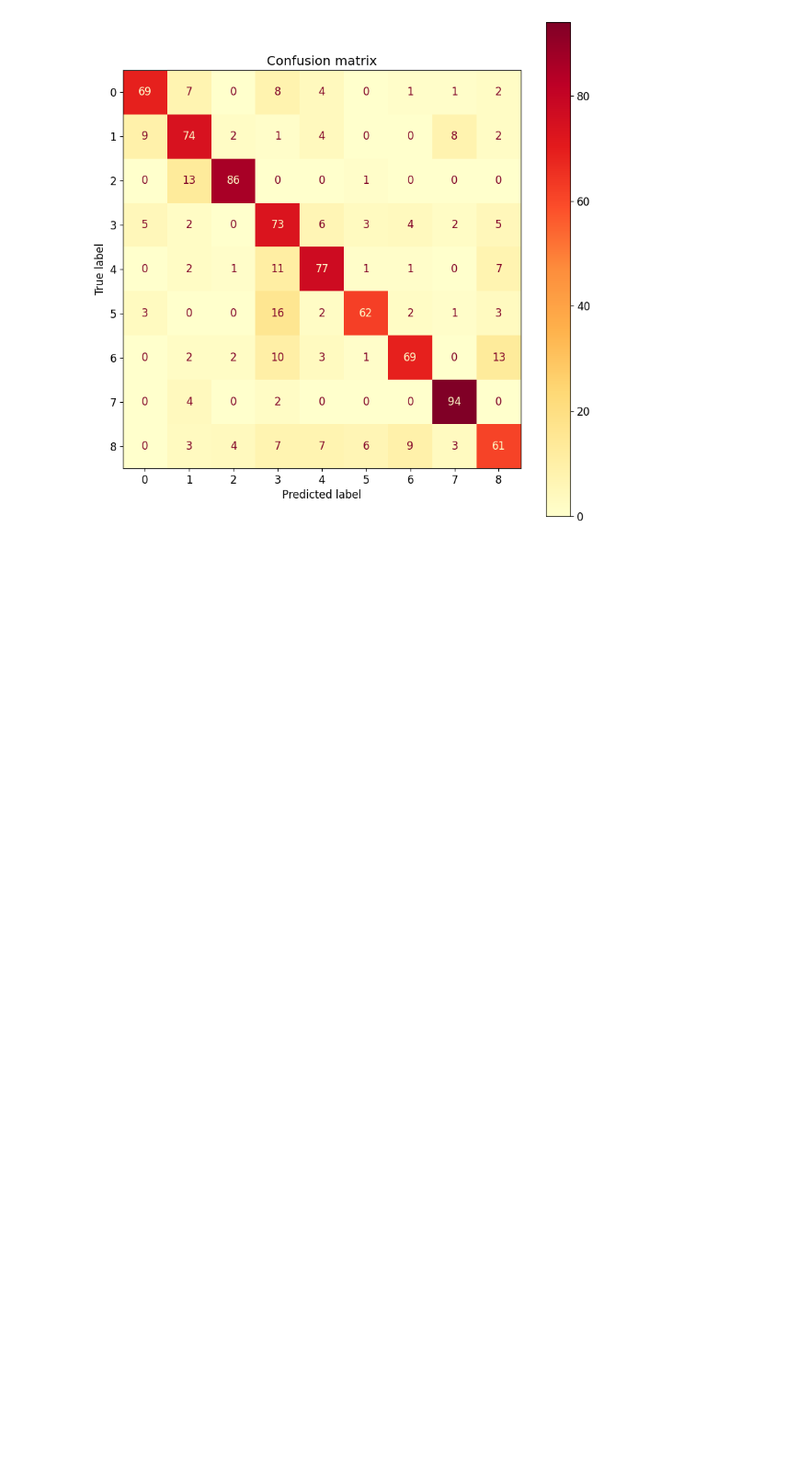
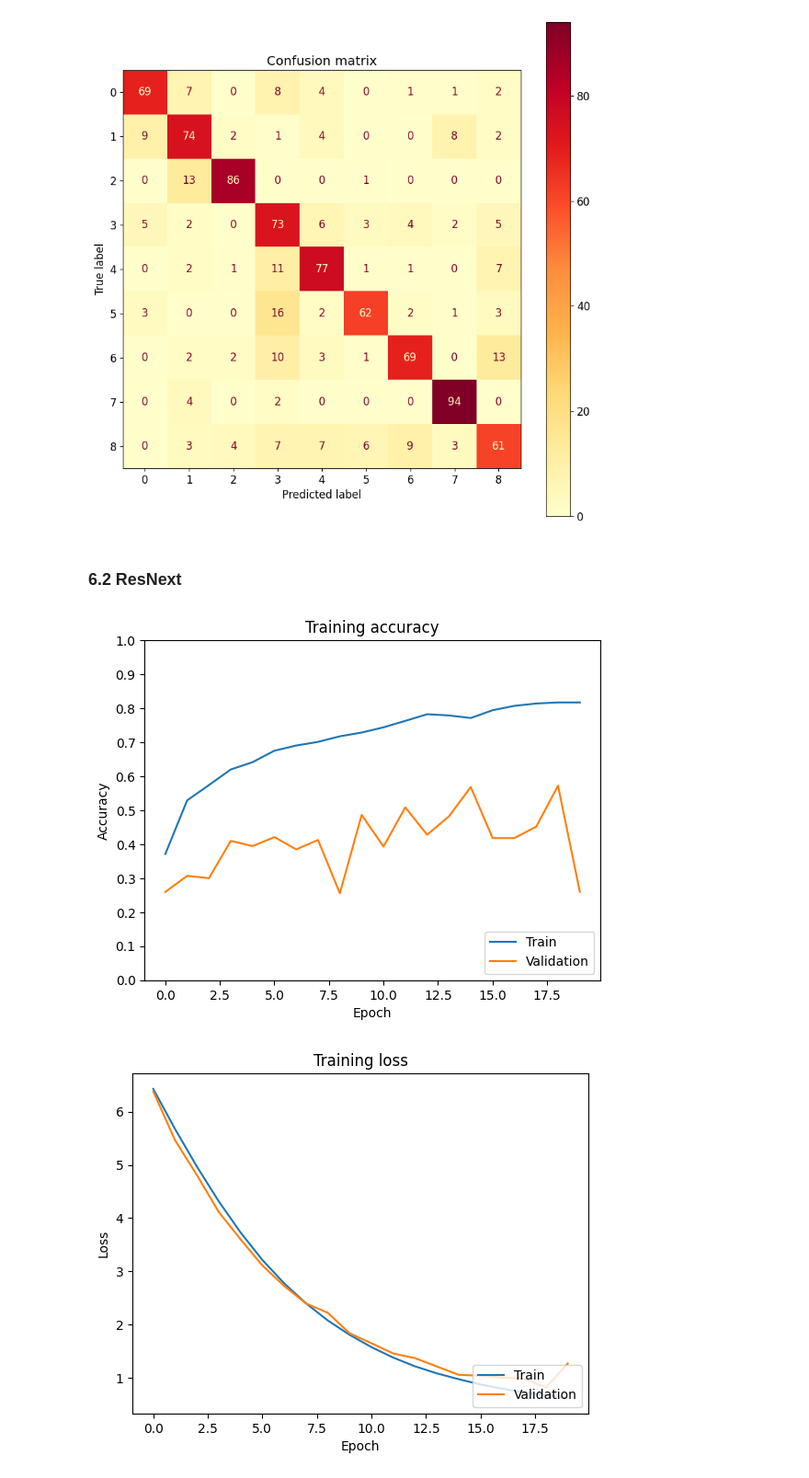
Before and after one commit to oOoOoOo0o/CS4287-assignment2, a Jupyter notebook: CS4287-Assign2-20251971-21304149-24267201.ipynb, the cells around one changed output. Shown at 92% size. Cells and saved outputs as stored; diff of their text form; code cells hidden in the pictures; blank space fills up the shorter version.

Commit message:
[Bayan] Combined ResNext into the main notebook and updated reqs

```diff
--- a/CS4287-Assign2-20251971-21304149-24267201.ipynb
+++ b/CS4287-Assign2-20251971-21304149-24267201.ipynb
@@ -393,0 +807,12 @@ Model: "GoogLeNet"
+# %%
+# Building the ResNext Model Architecture
+import numpy as np
+
+# creates model that accepts images of shape 256x256x3 as input, has 29 convolution layers, 8 independently processed channel-groups int he group convolution and a width of 64 (number of filters)
+model = ResNext((224, 224, 3), depth=29, cardinality=8, width=8)
+
+# Compiling the Model, more information on optimizer and loss function separately
+model.compile(optimizer=Lion(learning_rate=1e-4), loss=categorical_focal_crossentropy, metrics=['accuracy'])
+
+# Checking Model Summary
+model.summary()
@@ -489,0 +951,4 @@ The model had the best validation accuracy after 18 epochs
+# %%
+# ResNext Model Training and eval
+
+history = model.fit(train_ds, epochs=20, validation_data=valid_ds, validation_freq=1)
@@ -759,3 +1246,27 @@ plt.xlabel("Predicted label")
 plt.show()
 # %% [output]
 [figure]
+# %% [markdown]
+### 6.2 ResNext
+# %%
+# Plotting accuracy over training
+plt.plot(history.history['accuracy'])
+plt.plot(history.history['val_accuracy'])
+plt.title('Training accuracy')
+plt.ylabel('Accuracy')
+plt.xlabel('Epoch')
+plt.yticks([0.0, 0.1, 0.2, 0.3, 0.4, 0.5, 0.6, 0.7, 0.8, 0.9, 1.0])
+plt.legend(['Train', 'Validation'], loc='lower right')
+plt.show()
+
+# Plotting loss over training
+plt.plot(history.history['loss'])
+plt.plot(history.history['val_loss'])
+plt.title('Training loss')
+plt.ylabel('Loss')
+plt.xlabel('Epoch')
+plt.legend(['Train', 'Validation'], loc='lower right')
+plt.show()
+# %% [output]
+[figure, added]
+[figure, added]
```
Also changed, not shown: parts of 16 cells of this notebook, 1 other file.
